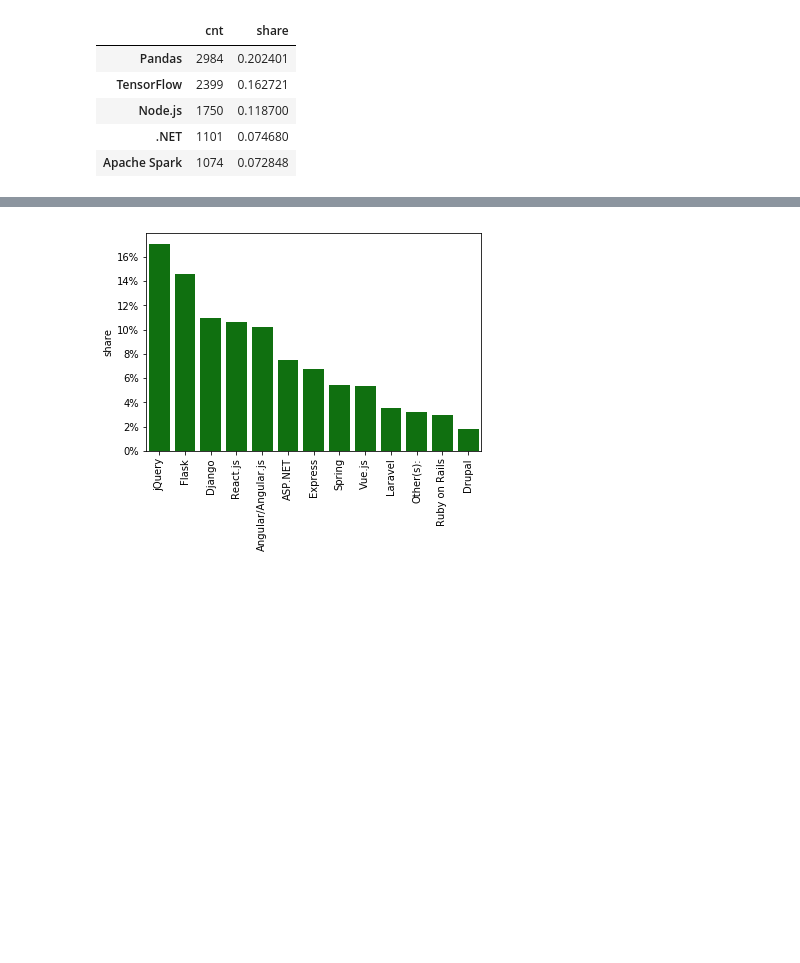
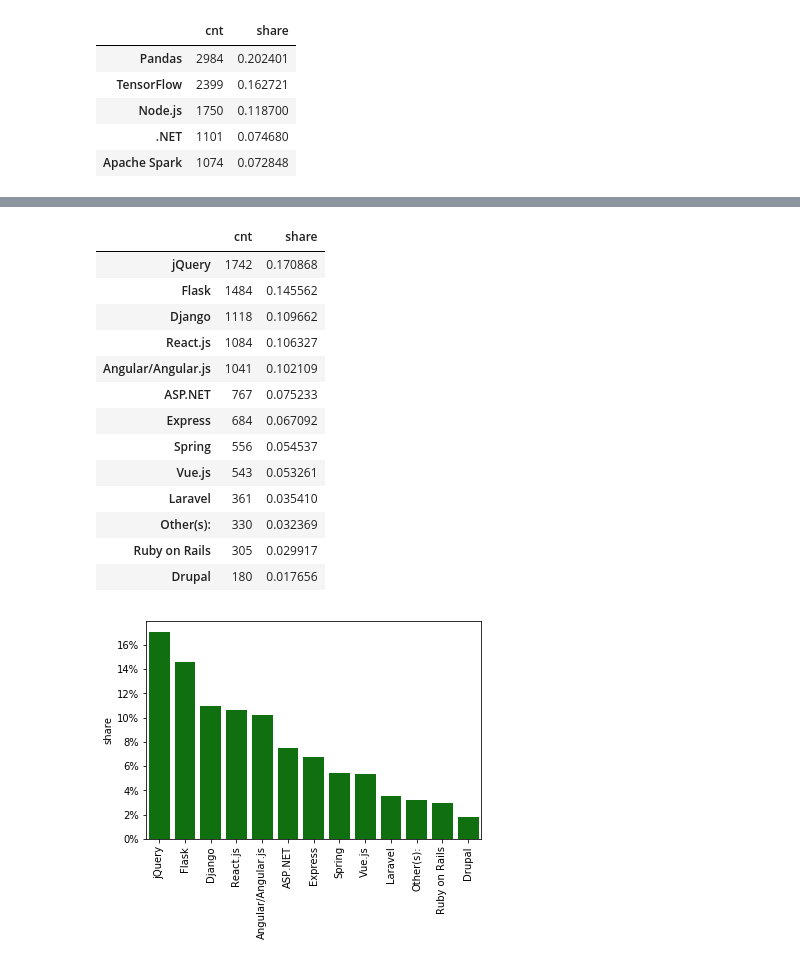
Before and after one commit to StefanTippelt/stack_overflow_developer_survey, a Jupyter notebook: stackoverflow_exploration.ipynb, the cells around one changed output, grey strips where cells are left out. Saved outputs shown, nothing was run; the diff lists cells and outputs as text; code cells hidden in the pictures; blank space fills up the shorter version.

```diff
--- a/stackoverflow_exploration.ipynb
+++ b/stackoverflow_exploration.ipynb
@@ -229 +262,18 @@ df_web_frameworks.head()
+# %%
+df_web_frameworks = get_shares(df=ds_df, col="WebFrameWorkedWith", delimiter=';'); df_web_frameworks
+# %% [output]
+|  | cnt | share |
+| jQuery | 1742 | 0.170868 |
+| Flask | 1484 | 0.145562 |
+| Django | 1118 | 0.109662 |
+| React.js | 1084 | 0.106327 |
+| Angular/Angular.js | 1041 | 0.102109 |
+| ASP.NET | 767 | 0.075233 |
+| Express | 684 | 0.067092 |
+| Spring | 556 | 0.054537 |
+| Vue.js | 543 | 0.053261 |
+| Laravel | 361 | 0.035410 |
+| Other(s): | 330 | 0.032369 |
+| Ruby on Rails | 305 | 0.029917 |
+| Drupal | 180 | 0.017656 |
 # %%
```
Also changed, not shown: parts of 28 cells of this notebook.
